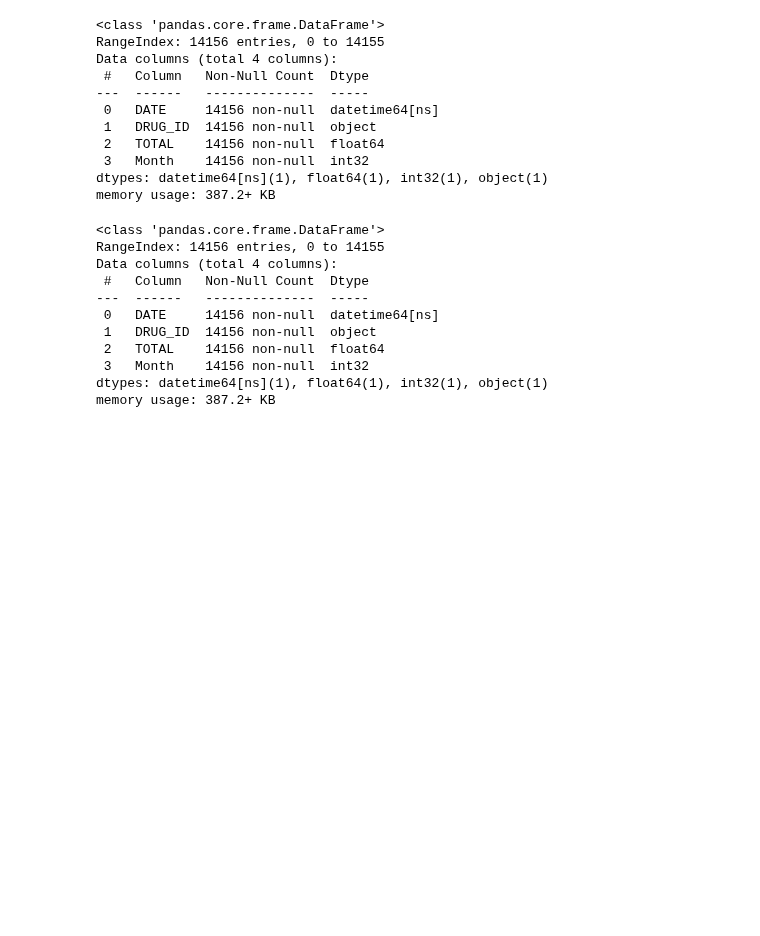
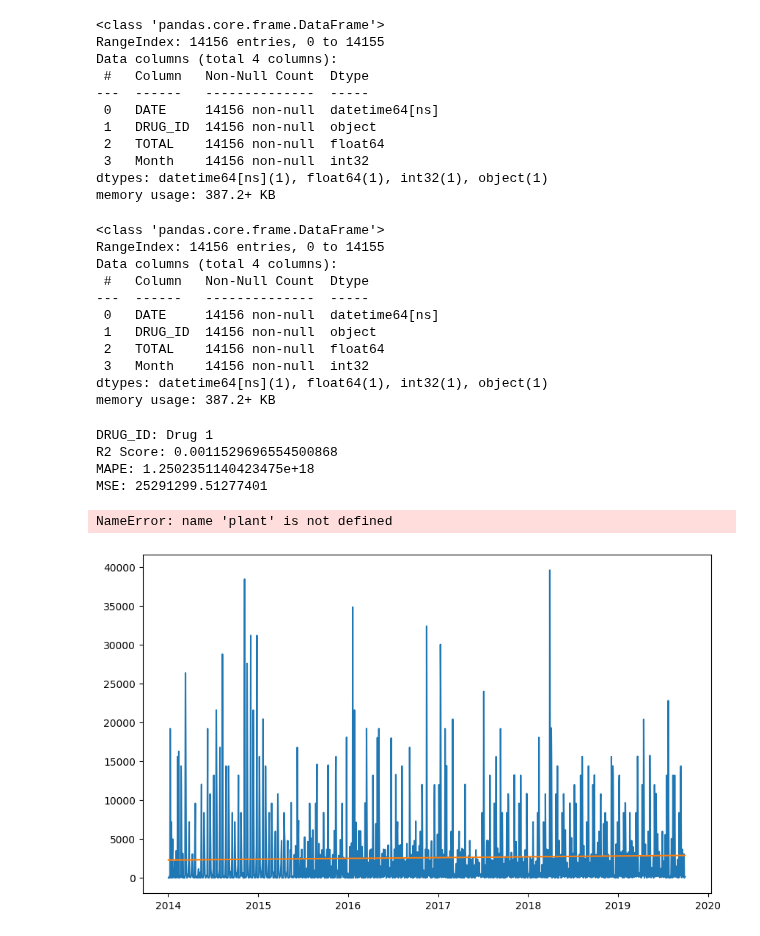
Before and after one commit to SohamLTI/Sarkar, a Jupyter notebook: Last Update.ipynb, the cells around one changed output. Drawn from its saved outputs; the diff is of its cells as text; code cells hidden in the pictures; blank space fills up the shorter version.

```diff
--- a/Last Update.ipynb
+++ b/Last Update.ipynb
@@ -265,7 +265,7 @@ memory usage: 387.2+ KB
 for Drug in DrugSales['DRUG_ID'].unique():
     Drug_data = DrugSales[DrugSales['DRUG_ID'] == Drug]
     X = Drug_data['Month'].values.reshape(-1, 1)
-    y = Drug_data['ROCE'].values
+    y = Drug_data['TOTAL'].values
 
     # Fit the regression model
     model = LinearRegression()
@@ -273,34 +273,41 @@ for Drug in DrugSales['DRUG_ID'].unique():
 
     # Forecast the ROCE for the next 6 months
     forecast_months = 3
     future_months = np.arange(X[-1][0] + 1, X[-1][0] + 1 + forecast_months).reshape(-1, 1)
     forecasted_revenue = model.predict(future_months)
 
     # Store the results
     for i in range(forecast_months):
         results.append({
             'Date': (Drug_data['DATE'].max() + pd.DateOffset(months=i+1)).strftime('%Y-%m-%d'),
             'DRUG_ID': Drug,
             'Predicted_Revenue': forecasted_revenue[i]
         })
 
     # Calculate model parameters
     y_pred = model.predict(X)
     r2 = r2_score(y, y_pred)
     mape = mean_absolute_percentage_error(y, y_pred)
     mse = mean_squared_error(y, y_pred)
 
     print(f"DRUG_ID: {Drug}")
     print(f"R2 Score: {r2}")
     print(f"MAPE: {mape}")
     print(f"MSE: {mse}")
 
     # Plot the test results
     plt.figure(figsize=(10, 6))
-    plt.plot(Drug_data['DATE'], y, label='Actual ROCE')
-    plt.plot(Drug_data['DATE'], y_pred, label='Predicted ROCE')
-    plt.title(f'ROCE Prediction for Plant {plant}')
+    plt.plot(Drug_data['DATE'], y, label='Actual Revenue')
+    plt.plot(Drug_data['DATE'], y_pred, label='Predicted Revenue')
+    plt.title(f'Revenue Prediction for DRUG_ID {plant}')
     plt.xlabel('Date')
-    plt.ylabel('ROCE')
+    plt.ylabel('Revenue')
     plt.legend()
     plt.show()
+# %% [output]
+DRUG_ID: Drug 1
+R2 Score: 0.0011529696554500868
+MAPE: 1.2502351140423475e+18
+MSE: 25291299.51277401
+NameError: name 'plant' is not defined
+[figure, added]
```
